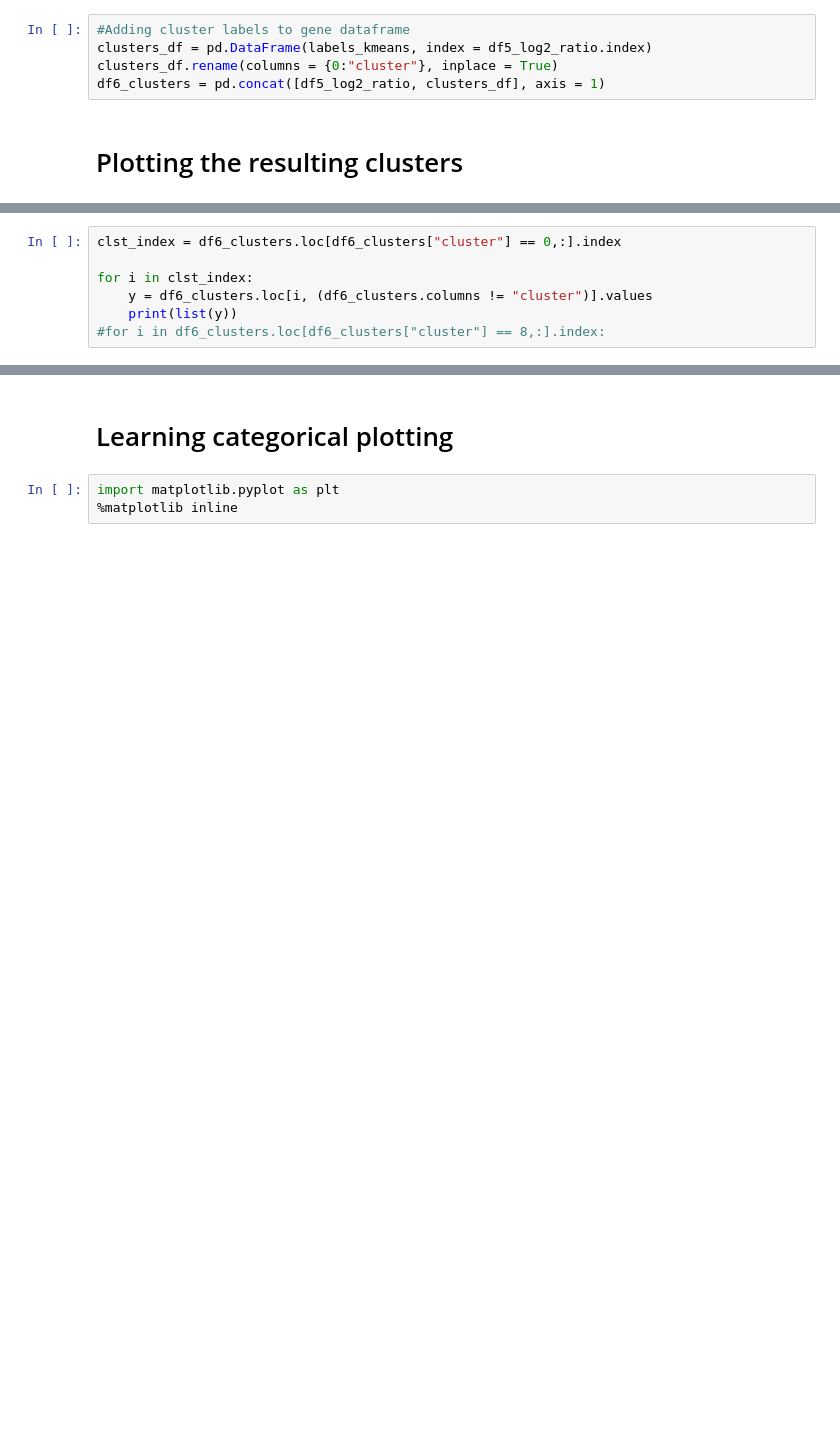
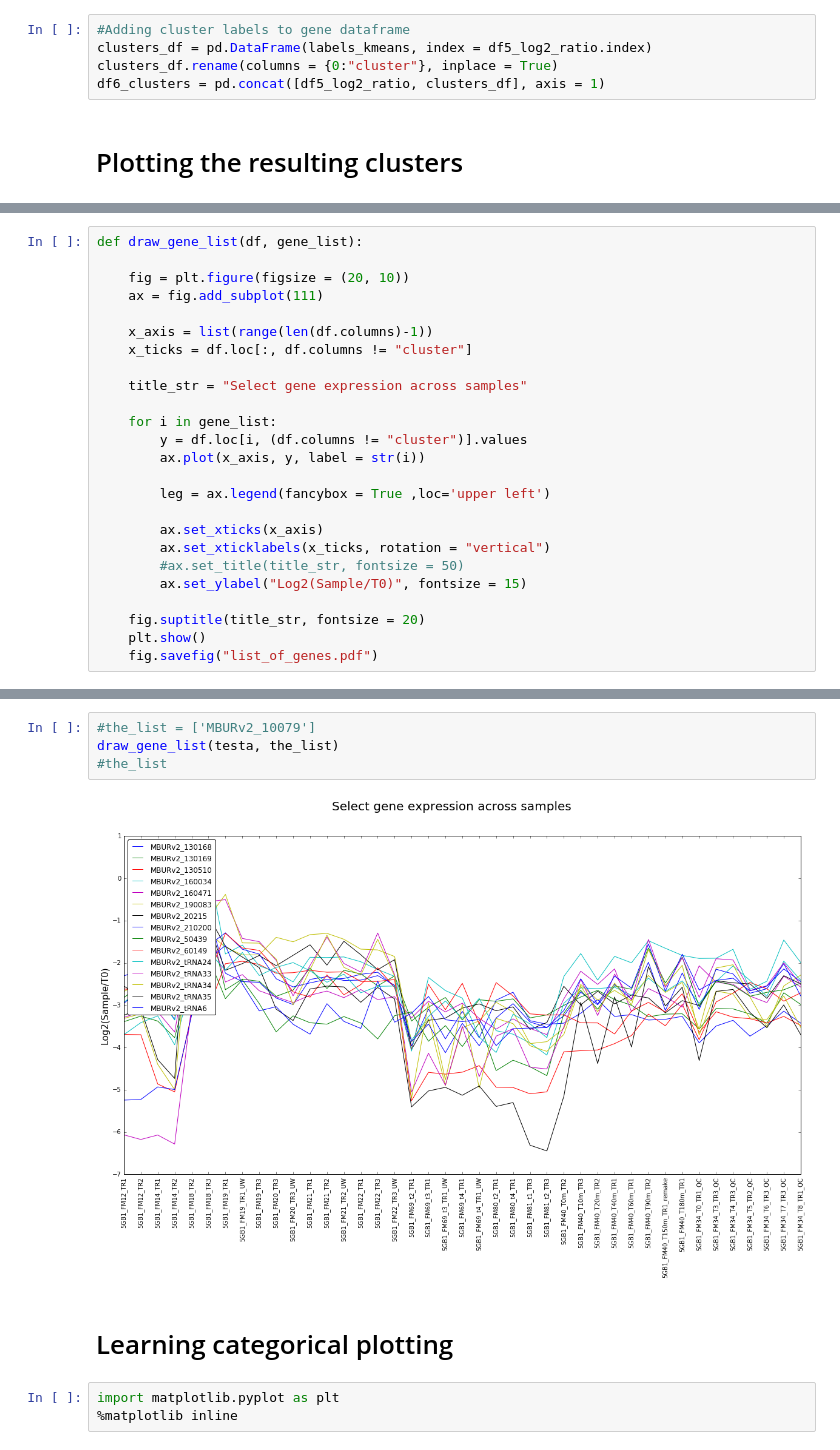
Before and after one commit to JiayuanGuo/Cu_transition_time_course-, a Jupyter notebook: Clustering_all_transcripts_via_K_means.ipynb, the cells around one changed output, grey strips where cells are left out. Saved outputs shown, nothing was run; the diff lists cells and outputs as text; blank space fills up the shorter version.

```diff
--- a/Clustering_all_transcripts_via_K_means.ipynb
+++ b/Clustering_all_transcripts_via_K_means.ipynb
@@ -259,7 +267,0 @@ print(x)
-# %%
-clst_index = df6_clusters.loc[df6_clusters["cluster"] == 0,:].index
-
-for i in clst_index:
-    y = df6_clusters.loc[i, (df6_clusters.columns != "cluster")].values
-    print(list(y))
-#for i in df6_clusters.loc[df6_clusters["cluster"] == 8,:].index:
@@ -285,0 +272,25 @@ testb = df6_clusters.groupby("cluster")
+# %%
+def draw_gene_list(df, gene_list):
+
+    fig = plt.figure(figsize = (20, 10))
+    ax = fig.add_subplot(111)
+
+    x_axis = list(range(len(df.columns)-1))
+    x_ticks = df.loc[:, df.columns != "cluster"]
+
+    title_str = "Select gene expression across samples"
+
+    for i in gene_list:
+        y = df.loc[i, (df.columns != "cluster")].values
+        ax.plot(x_axis, y, label = str(i))
+
+        leg = ax.legend(fancybox = True ,loc='upper left')
+
+        ax.set_xticks(x_axis)
+        ax.set_xticklabels(x_ticks, rotation = "vertical")
+        #ax.set_title(title_str, fontsize = 50)
+        ax.set_ylabel("Log2(Sample/T0)", fontsize = 15)
+
+    fig.suptitle(title_str, fontsize = 20)
+    plt.show()
+    fig.savefig("list_of_genes.pdf")
@@ -286,3 +315,9 @@ testb = df6_clusters.groupby("cluster")
+# %%
+#the_list = ['MBURv2_10079']
+draw_gene_list(testa, the_list)
+#the_list
+# %% [output]
+[figure, added]
 # %% [markdown]
 # Learning categorical plotting
 # %%
```
Also changed, not shown: parts of 14 cells of this notebook.
